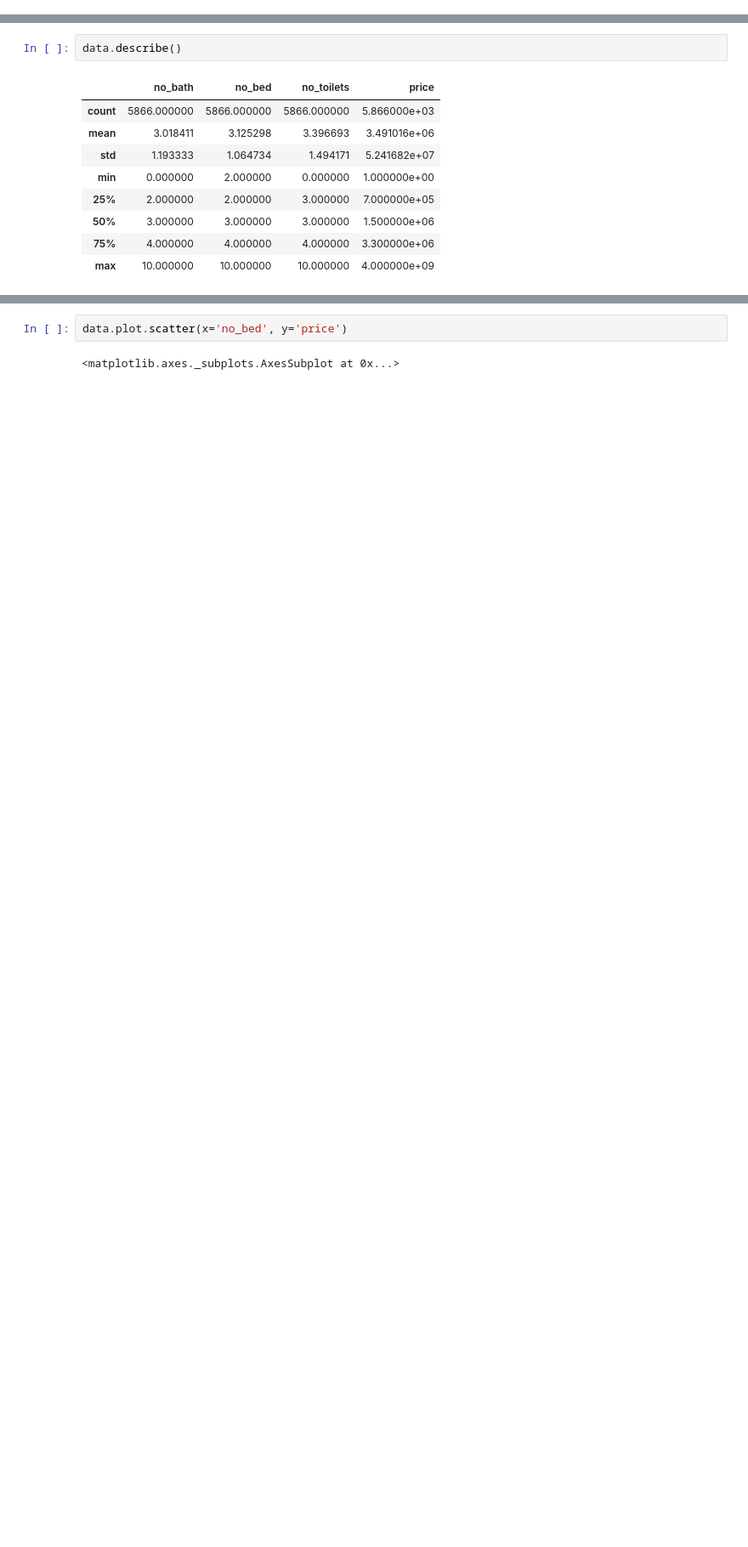
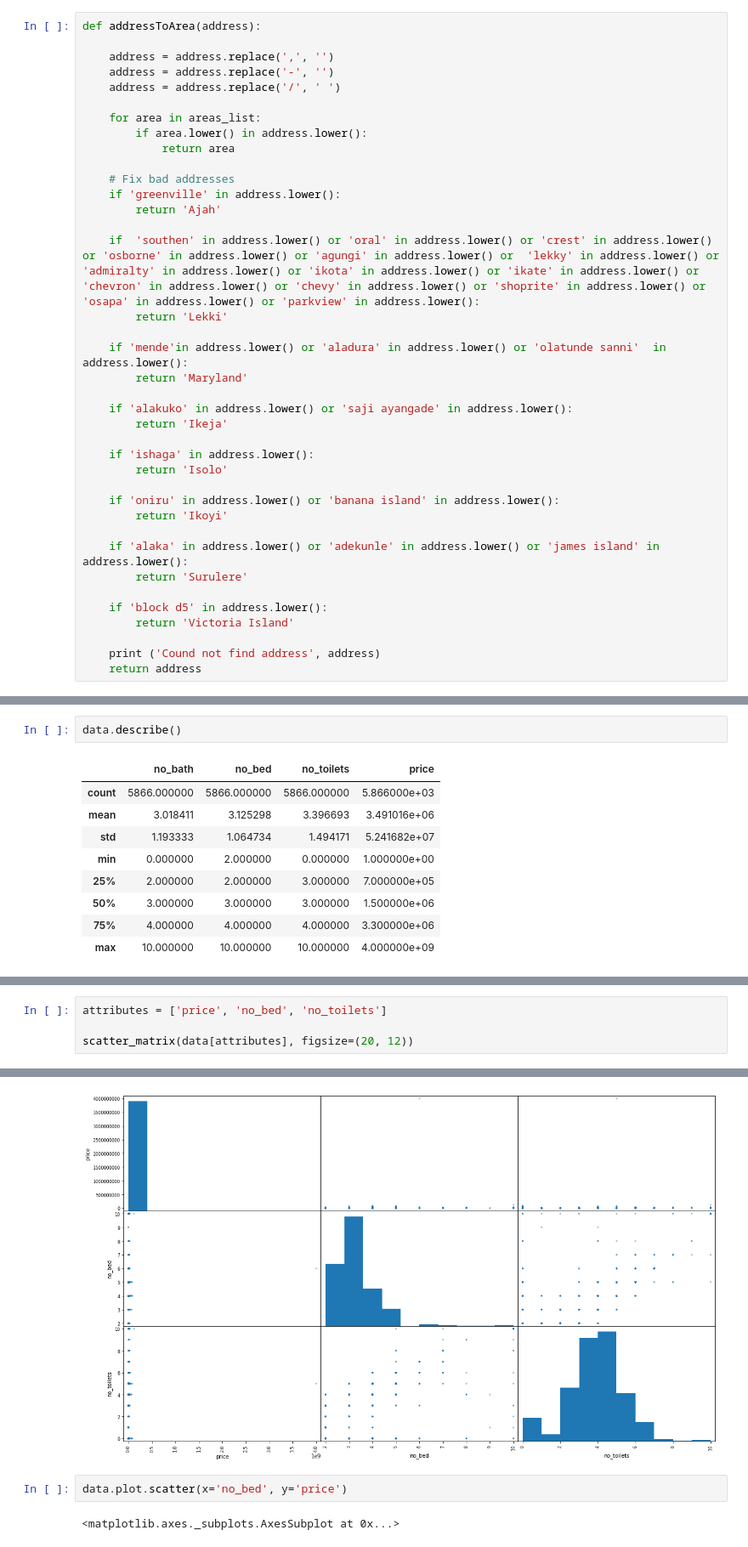
Before and after one commit to victorlenerd/lagos_housing, a Jupyter notebook: lagos_housing.ipynb, the cells around one changed output, grey strips where cells are left out. Shown at 85% size. Saved outputs shown, nothing was run; the diff lists cells and outputs as text; blank space fills up the shorter version.

```diff
--- a/lagos_housing.ipynb
+++ b/lagos_housing.ipynb
@@ -91,2 +83,40 @@ def addressToArea(address):
+# %%
+def addressToArea(address):
+
+    address = address.replace(',', '')
+    address = address.replace('-', '')
+    address = address.replace('/', ' ')
+
+    for area in areas_list:
+        if area.lower() in address.lower():
+            return area
+
+    # Fix bad addresses
+    if 'greenville' in address.lower():
+        return 'Ajah'
+
+    if  'southen' in address.lower() or 'oral' in address.lower() or 'crest' in address.lower() or 'osborne' in address.lower() or 'agungi' in address.lower() or  'lekky' in address.lower() or 'admiralty' in address.lower() or 'ikota' in address.lower() or 'ikate' in address.lower() or 'chevron' in address.lower() or 'chevy' in address.lower() or 'shoprite' in address.lower() or 'osapa' in address.lower() or 'parkview' in address.lower():
+        return 'Lekki'
+
+    if 'mende'in address.lower() or 'aladura' in address.lower() or 'olatunde sanni'  in address.lower():
+        return 'Maryland'
+
+    if 'alakuko' in address.lower() or 'saji ayangade' in address.lower():
+        return 'Ikeja'
+
+    if 'ishaga' in address.lower():
+        return 'Isolo'
+
+    if 'oniru' in address.lower() or 'banana island' in address.lower():
+        return 'Ikoyi'
+
+    if 'alaka' in address.lower() or 'adekunle' in address.lower() or 'james island' in address.lower():
+        return 'Surulere'
+
+    if 'block d5' in address.lower():
+        return 'Victoria Island'
+
+    print ('Cound not find address', address)
+    return address
 # %%
 data['area'] = data['area'].apply(addressToArea)
@@ -116,0 +140,5 @@ data.describe()
+# %%
+attributes = ['price', 'no_bed', 'no_toilets']
+
+scatter_matrix(data[attributes], figsize=(20, 12))
+# %% [output]
@@ -117,3 +154,4 @@ data.describe()
+[figure, added]
 # %%
 data.plot.scatter(x='no_bed', y='price')
 # %% [output]
```
Also changed, not shown: parts of 24 cells of this notebook.
